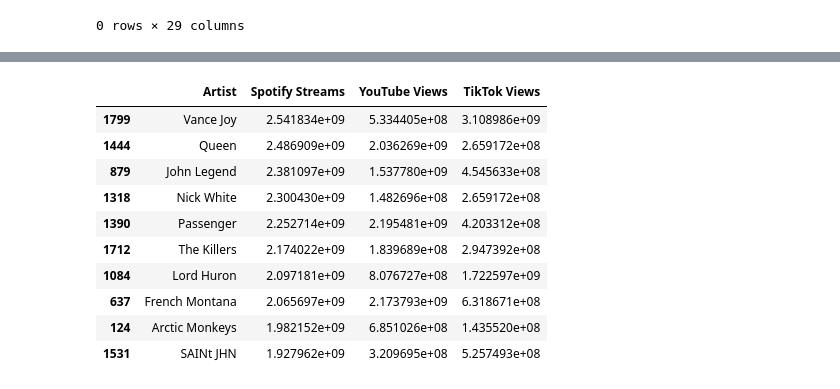
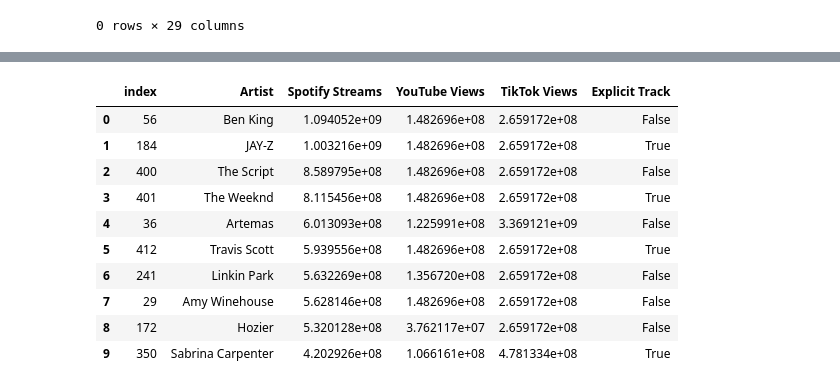
Before and after one commit to yamare1/edaviz-final-spotify, a Jupyter notebook: EDA Final Project.ipynb, the cells around one changed output, grey strips where cells are left out. Cells and saved outputs as stored; diff of their text form; code cells hidden in the pictures.

Commit message:
Update EDA Final Project.ipynb
updated with code for plots of average streams by artists

```diff
--- a/EDA Final Project.ipynb
+++ b/EDA Final Project.ipynb
@@ -96,10 +351,9 @@ top_streamed_2024
 # %%
+songs_from_2024 = spotify[spotify['Release Date'].dt.year == 2024]
 # Group by artist and calculate the average for each metric
-artist_avg = spotify.groupby('Artist').agg({
+artist_avg_2024 = songs_from_2024.groupby('Artist').agg({
     'Spotify Streams': 'mean',
     'YouTube Views': 'mean',
-    'TikTok Views': 'mean'
+    'TikTok Views': 'mean',
+    'Explicit Track': 'any'
 }).reset_index()
-
-# Display the resulting DataFrame
-print(artist_avg)
@@ -124,16 +360,18 @@ print(artist_avg)
-# %%
-artist_avg_sorted = artist_avg.sort_values(by='Spotify Streams', ascending=False)
-top_10_artists = artist_avg_sorted.head(10)
-top_10_artists
-# %% [output]
-|  | Artist | Spotify Streams | YouTube Views | TikTok Views |
-| 1799 | Vance Joy | 2.541834e+09 | 5.334405e+08 | 3.108986e+09 |
-| 1444 | Queen | 2.486909e+09 | 2.036269e+09 | 2.659172e+08 |
-| 879 | John Legend | 2.381097e+09 | 1.537780e+09 | 4.545633e+08 |
-| 1318 | Nick White | 2.300430e+09 | 1.482696e+08 | 2.659172e+08 |
-| 1390 | Passenger | 2.252714e+09 | 2.195481e+09 | 4.203312e+08 |
-| 1712 | The Killers | 2.174022e+09 | 1.839689e+08 | 2.947392e+08 |
-| 1084 | Lord Huron | 2.097181e+09 | 8.076727e+08 | 1.722597e+09 |
-| 637 | French Montana | 2.065697e+09 | 2.173793e+09 | 6.318671e+08 |
-| 124 | Arctic Monkeys | 1.982152e+09 | 6.851026e+08 | 1.435520e+08 |
-| 1531 | SAINt JHN | 1.927962e+09 | 3.209695e+08 | 5.257493e+08 |
+# %%
+artist_avg_2024_sorted = artist_avg_2024.sort_values(by='Spotify Streams', ascending=False).reset_index()
+top_10_artists_2024 = artist_avg_2024_sorted.head(16)
+top_10_artists_2024
+top_10_2024 = top_10_artists_2024.drop([0,1,2,5,10,14]).reset_index(drop=True)
+top_10_2024
+# %% [output]
+|  | index | Artist | Spotify Streams | YouTube Views | TikTok Views | Explicit Track |
+| 0 | 56 | Ben King | 1.094052e+09 | 1.482696e+08 | 2.659172e+08 | False |
+| 1 | 184 | JAY-Z | 1.003216e+09 | 1.482696e+08 | 2.659172e+08 | True |
+| 2 | 400 | The Script | 8.589795e+08 | 1.482696e+08 | 2.659172e+08 | False |
+| 3 | 401 | The Weeknd | 8.115456e+08 | 1.482696e+08 | 2.659172e+08 | True |
+| 4 | 36 | Artemas | 6.013093e+08 | 1.225991e+08 | 3.369121e+09 | False |
+| 5 | 412 | Travis Scott | 5.939556e+08 | 1.482696e+08 | 2.659172e+08 | True |
+| 6 | 241 | Linkin Park | 5.632269e+08 | 1.356720e+08 | 2.659172e+08 | False |
+| 7 | 29 | Amy Winehouse | 5.628146e+08 | 1.482696e+08 | 2.659172e+08 | False |
+| 8 | 172 | Hozier | 5.320128e+08 | 3.762117e+07 | 2.659172e+08 | False |
+| 9 | 350 | Sabrina Carpenter | 4.202926e+08 | 1.066161e+08 | 4.781334e+08 | True |
```
Also changed, not shown: parts of 16 cells of this notebook.
